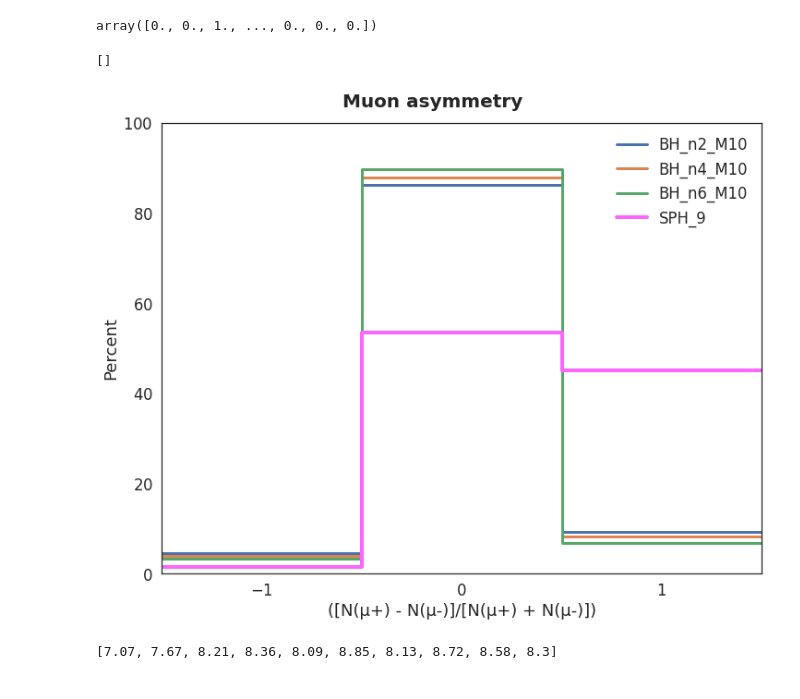
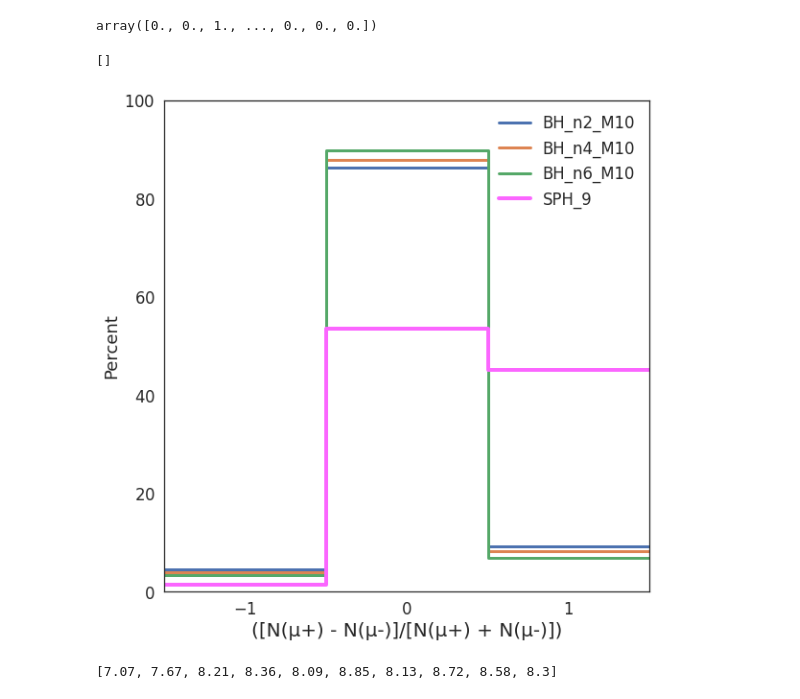
Before and after one commit to choisant/imcalML, a Jupyter notebook: notebooks/samples_analysis.ipynb, the cells around one changed output. Saved outputs shown, nothing was run; the diff lists cells and outputs as text; code cells hidden in the pictures.

```diff
--- a/notebooks/samples_analysis.ipynb
+++ b/notebooks/samples_analysis.ipynb
@@ -320,29 +342,28 @@ BH_asymmetry[0]
 array([0., 0., 1., ..., 0., 0., 0.])
 # %%
 #Asymmetry
-fig, axis = plt.subplots(ncols=1, figsize=(10, 8), layout="constrained")
-fig.suptitle("Muon asymmetry", size=20, fontweight="bold")
+fig, axis = plt.subplots(ncols=1, figsize=(8, 8), layout="constrained")
 #sn.histplot(dict(zip(BH_PLOT_LABELS + SPH_PLOT_LABELS, BH_asymmetry + sph_asymmetry)), ax = axis, binwidth=1, binrange=[-1.5, 1.5],
            # multiple="layer", stat="count", linewidth=3, fill=False, palette=paper_colors)
 
 for i in range(N_BH_LABELS):
     sn.histplot(BH_asymmetry[i], label=BH_PLOT_LABELS[i], linewidth=3, ax = axis, color=bh_colors[i],
                 binrange=[-1.5, 1.5], bins=3, fill=False, stat="percent", common_norm=False, element="step")
 for i in range(N_SPH_LABELS):
     sn.histplot(sph_asymmetry[i], linewidth=4, label=SPH_PLOT_LABELS[i], ax = axis, color=sph_colors[i],
                 binrange=[-1.5, 1.5], bins=3, fill=False, stat="percent", common_norm=False, element="step")
 
 
-axis.set_xlabel(r"([N(μ+) - N(μ-)]/[N(μ+) + N(μ-)])")
+axis.set_xlabel(r"([N(μ+) - N(μ-)]/[N(μ+) + N(μ-)])", size=20)
 axis.set_xlim(-1.5, 1.5)
 axis.set_xticks([-1, 0, 1])
 #axis.set_ylim(0, 100)
 axis.legend()
 
 plt.plot()
 # %% [output]
 []
-[figure, old version]
+[figure, new version]
 # %%
 #ST = scalar sum of all jets, leptons, photons and MET
 
```
Also changed, not shown: parts of 2 cells of this notebook, 42 other files.
